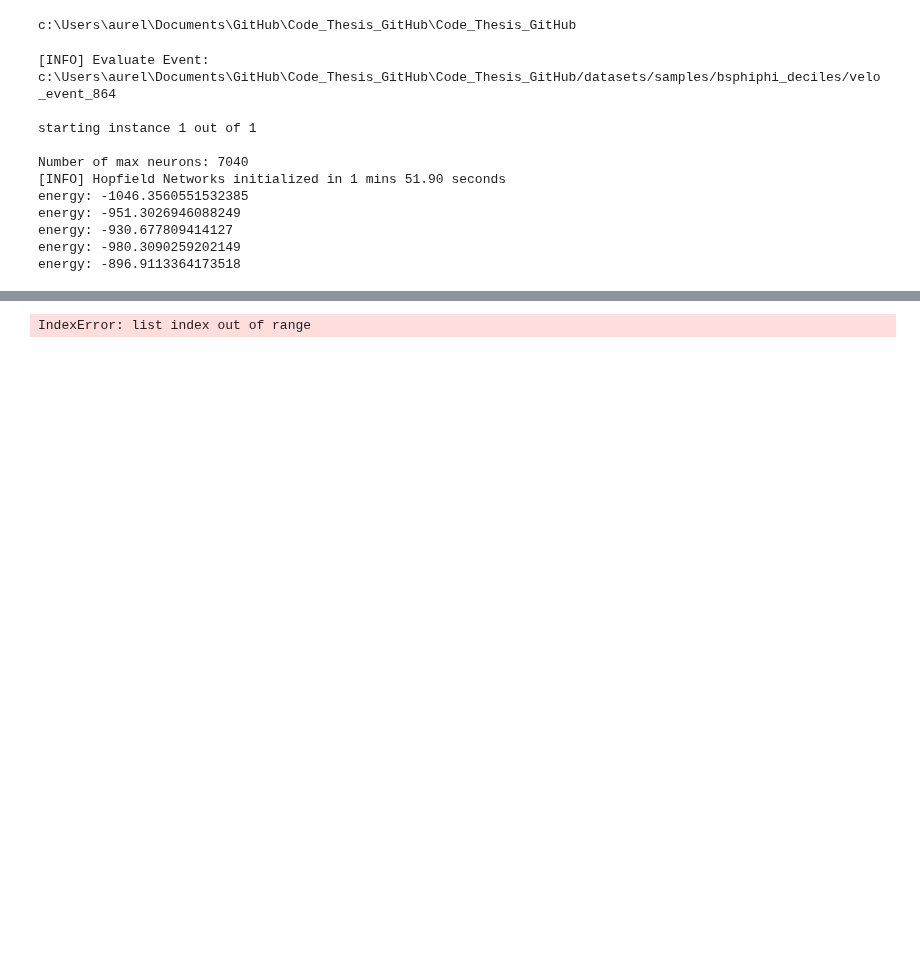
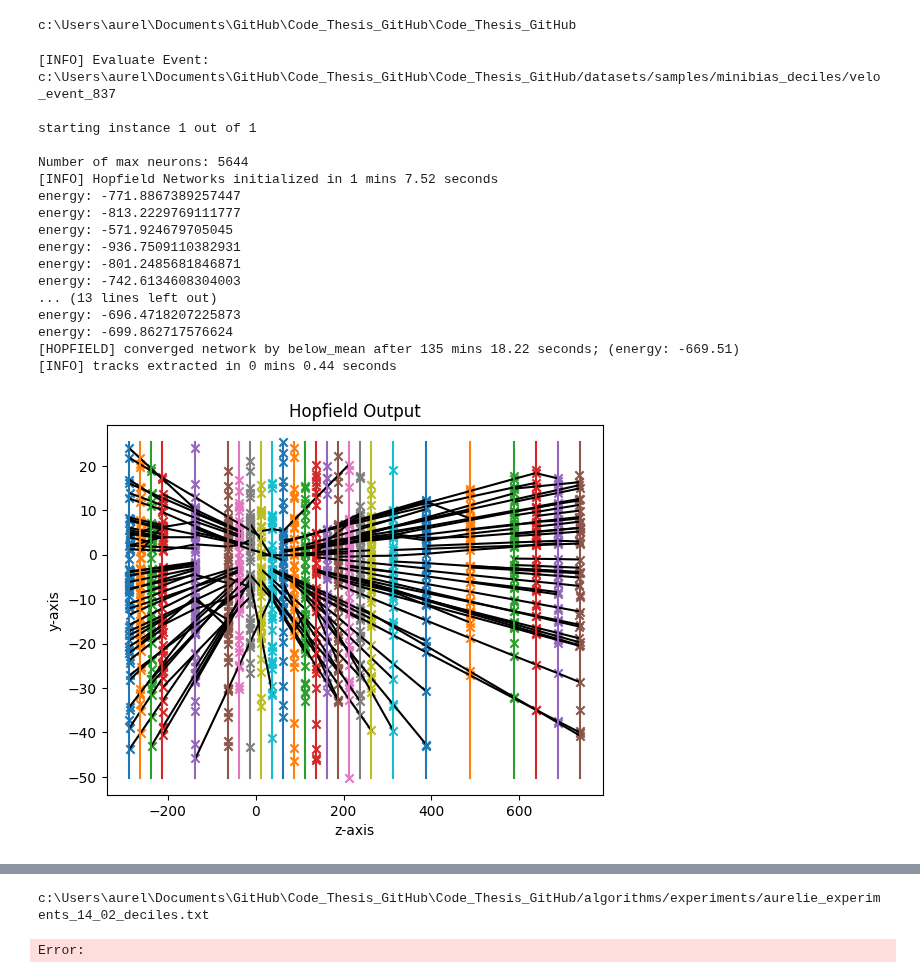
Before and after one commit to alawaree/Code_Thesis_HopfieldNetwork_VELO, a Jupyter notebook: test_MRP_code/Play_HopfieldNetwork_upgraded.ipynb, the cells around one changed output, grey strips where cells are left out. Cells and saved outputs as stored; diff of their text form; code cells hidden in the pictures; blank space fills up the shorter version.

Commit message:
Preparing experiment

```diff
--- a/test_MRP_code/Play_HopfieldNetwork_upgraded.ipynb
+++ b/test_MRP_code/Play_HopfieldNetwork_upgraded.ipynb
@@ -785,7 +785,7 @@ def evaluate_events(file_name, parameters, nr_events=1, plot_event=False, output
     #random.seed(40)
     #random.shuffle(all_events)
     count = 0
-    j = 864
+    j = 837
 
     while count < nr_events:
         i = all_events[j]
@@ -960,23 +960,30 @@ if __name__ == "__main__":
 # %%
 #Run the Hopfield
 save_experiment(
-        "aurelie_experiments_13_02_minibias_deciles",
+        "aurelie_experiments_14_02_deciles",
         "Test of the Hopfield network for the 9th decile",
-        "Modified network - Best Configuration test on the 9th decile event of minibias dataset",
+        "Upgraded network - Best Configuration test on the 9th decile event of minibias dataset",
         parameters,
-        "/datasets/samples/bsphiphi_deciles/velo_event_",
+        "/datasets/samples/minibias_deciles/velo_event_",
         1,
     )
 exit()
 # %% [output]
-[INFO] Evaluate Event: c:\Users\aurel\Documents\GitHub\Code_Thesis_GitHub\Code_Thesis_GitHub/datasets/samples/bsphiphi_deciles/velo_event_864
+[INFO] Evaluate Event: c:\Users\aurel\Documents\GitHub\Code_Thesis_GitHub\Code_Thesis_GitHub/datasets/samples/minibias_deciles/velo_event_837
 
 starting instance 1 out of 1
 
-Number of max neurons: 7040
-[INFO] Hopfield Networks initialized in 1 mins 51.90 seconds
-energy: -1046.3560551532385
-energy: -951.3026946088249
-energy: -930.677809414127
-energy: -980.3090259202149
-energy: -896.9113364173518
+Number of max neurons: 5644
+[INFO] Hopfield Networks initialized in 1 mins 7.52 seconds
+energy: -771.8867389257447
+energy: -813.2229769111777
+energy: -571.924679705045
+energy: -936.7509110382931
+energy: -801.2485681846871
+energy: -742.6134608304003
+... (13 lines left out)
+energy: -696.4718207225873
+energy: -699.862717576624
+[HOPFIELD] converged network by below_mean after 135 mins 18.22 seconds; (energy: -669.51)
+[INFO] tracks extracted in 0 mins 0.44 seconds
+[figure, added]
@@ -983 +991,2 @@ energy: -896.9113364173518
-IndexError: list index out of range
+c:\Users\aurel\Documents\GitHub\Code_Thesis_GitHub\Code_Thesis_GitHub/algorithms/experiments/aurelie_experiments_14_02_deciles.txt
+Error:
```
Also changed, not shown: parts of 1 cell of this notebook, 3 other files.
